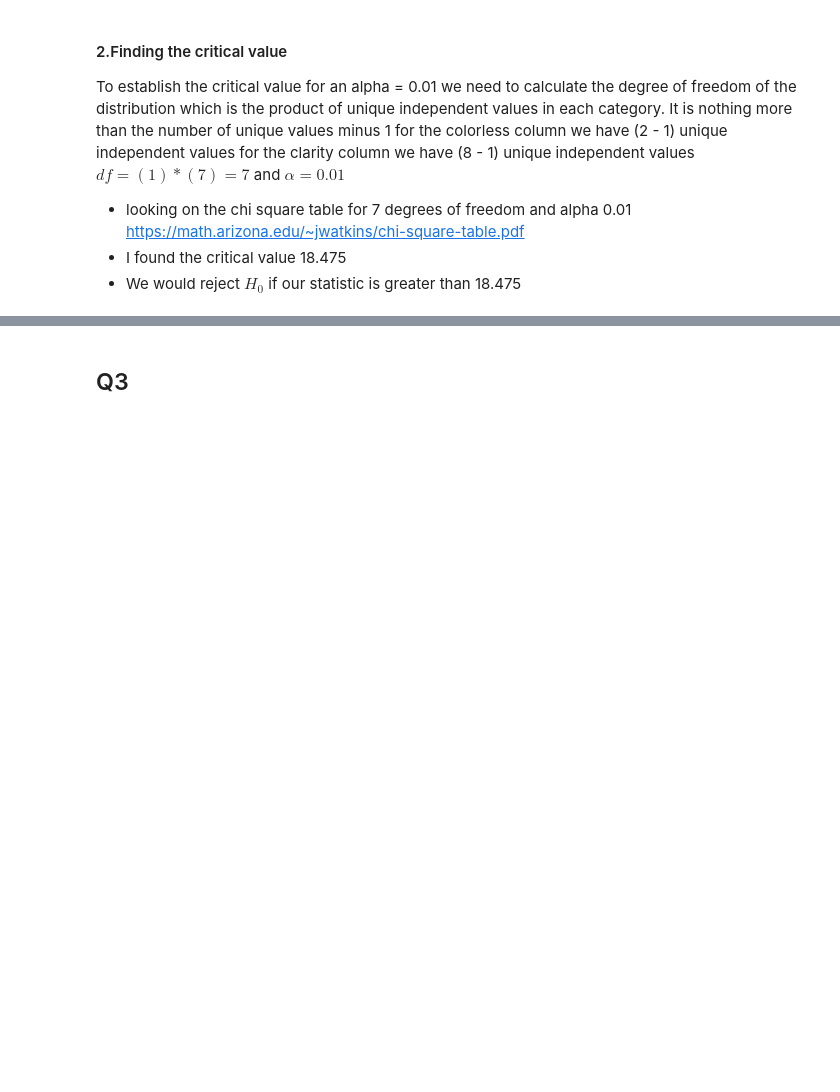
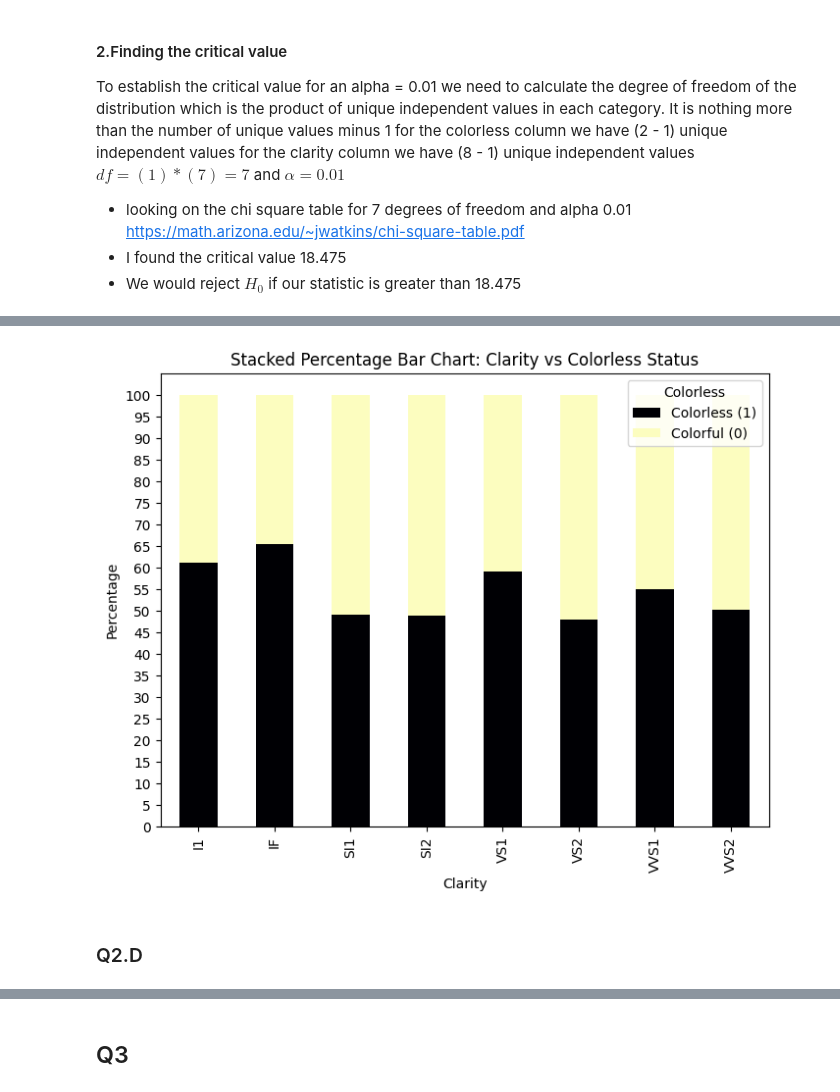
Before and after one commit to berstearns/garbage_collector, a Jupyter notebook: CCT/stats/CA2/CA2-stats.ipynb, the cells around one changed output, grey strips where cells are left out. Cells and saved outputs as stored; diff of their text form; code cells hidden in the pictures; blank space fills up the shorter version.

```diff
--- a/CCT/stats/CA2/CA2-stats.ipynb
+++ b/CCT/stats/CA2/CA2-stats.ipynb
@@ -238,0 +286,17 @@ NameError: name 'stats' is not defined
+# %%
+# Plot the stacked bar chart
+# Calculate row percentages
+row_totals = contigency_table.sum(axis=1)  # Sum of each row
+percentage_table = contigency_table.div(row_totals, axis=0) * 100  # Convert to percentages
+
+percentage_table.plot(kind='bar', stacked=True, figsize=(8, 6), colormap='magma')
+plt.title('Stacked Percentage Bar Chart: Clarity vs Colorless Status')
+plt.xlabel('Clarity')
+plt.ylabel('Percentage')
+plt.legend(title='Colorless', labels=['Colorless (1)', 'Colorful (0)'])
+plt.yticks(range(0, 105, 5))
+plt.show()
+# %% [output]
+[figure, added]
+# %% [markdown]
+### Q2.D
```
Also changed, not shown: parts of 14 cells of this notebook.
